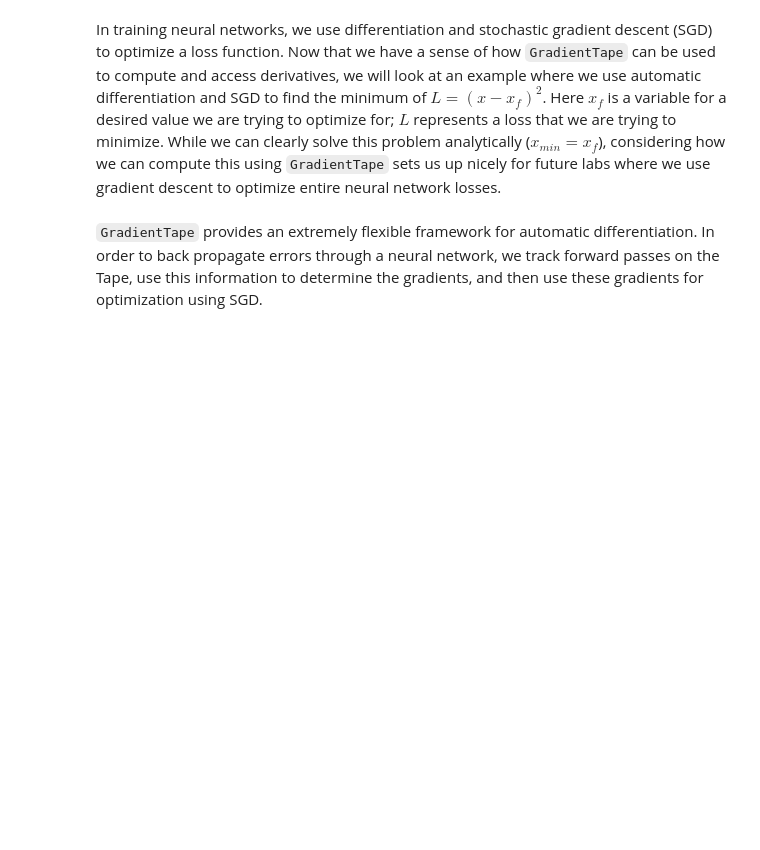
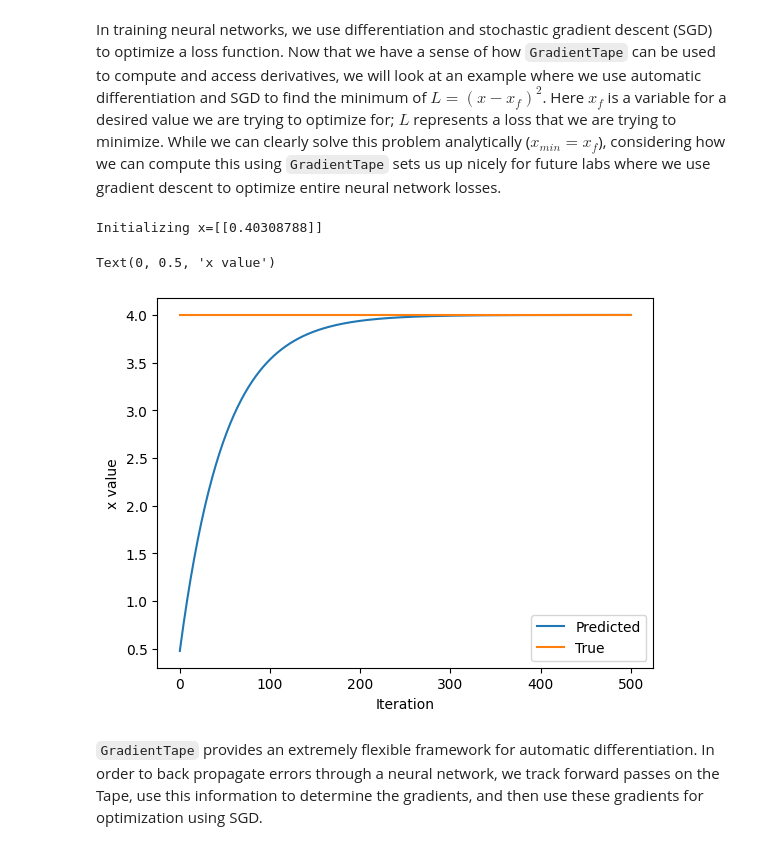
Before and after one commit to Sorosliu1029/6.S191, a Jupyter notebook: labs/lab1/TF_Part1_Intro.ipynb, the cells around one changed output. Cells and saved outputs as stored; diff of their text form; code cells hidden in the pictures; blank space fills up the shorter version.

```diff
--- a/labs/lab1/TF_Part1_Intro.ipynb
+++ b/labs/lab1/TF_Part1_Intro.ipynb
@@ -315,33 +341,37 @@ In training neural networks, we use differentiation and stochastic gradient desc
 # %%
 ### Function minimization with automatic differentiation and SGD ###
 
 # Initialize a random value for our initial x
 x = tf.Variable([tf.random.normal([1])])
 print("Initializing x={}".format(x.numpy()))
 
 learning_rate = 1e-2 # learning rate for SGD
 history = []
 # Define the target value
 x_f = 4
 
 # We will run SGD for a number of iterations. At each iteration, we compute the loss,
 #   compute the derivative of the loss with respect to x, and perform the SGD update.
 for i in range(500):
   with tf.GradientTape() as tape:
     '''TODO: define the loss as described above'''
-    loss = # TODO
+    loss = (x - x_f) * (x - x_f)
 
   # loss minimization using gradient tape
   grad = tape.gradient(loss, x) # compute the derivative of the loss with respect to x
   new_x = x - learning_rate*grad # sgd update
   x.assign(new_x) # update the value of x
   history.append(x.numpy()[0])
 
 # Plot the evolution of x as we optimize towards x_f!
 plt.plot(history)
 plt.plot([0, 500],[x_f,x_f])
 plt.legend(('Predicted', 'True'))
 plt.xlabel('Iteration')
 plt.ylabel('x value')
+# %% [output]
+Initializing x=[[0.40308788]]
+Text(0, 0.5, 'x value')
+[figure, added]
 # %% [markdown]
 `GradientTape` provides an extremely flexible framework for automatic differentiation. In order to back propagate errors through a neural network, we track forward passes on the Tape, use this information to determine the gradients, and then use these gradients for optimization using SGD.
```
Also changed, not shown: parts of 15 cells of this notebook.
